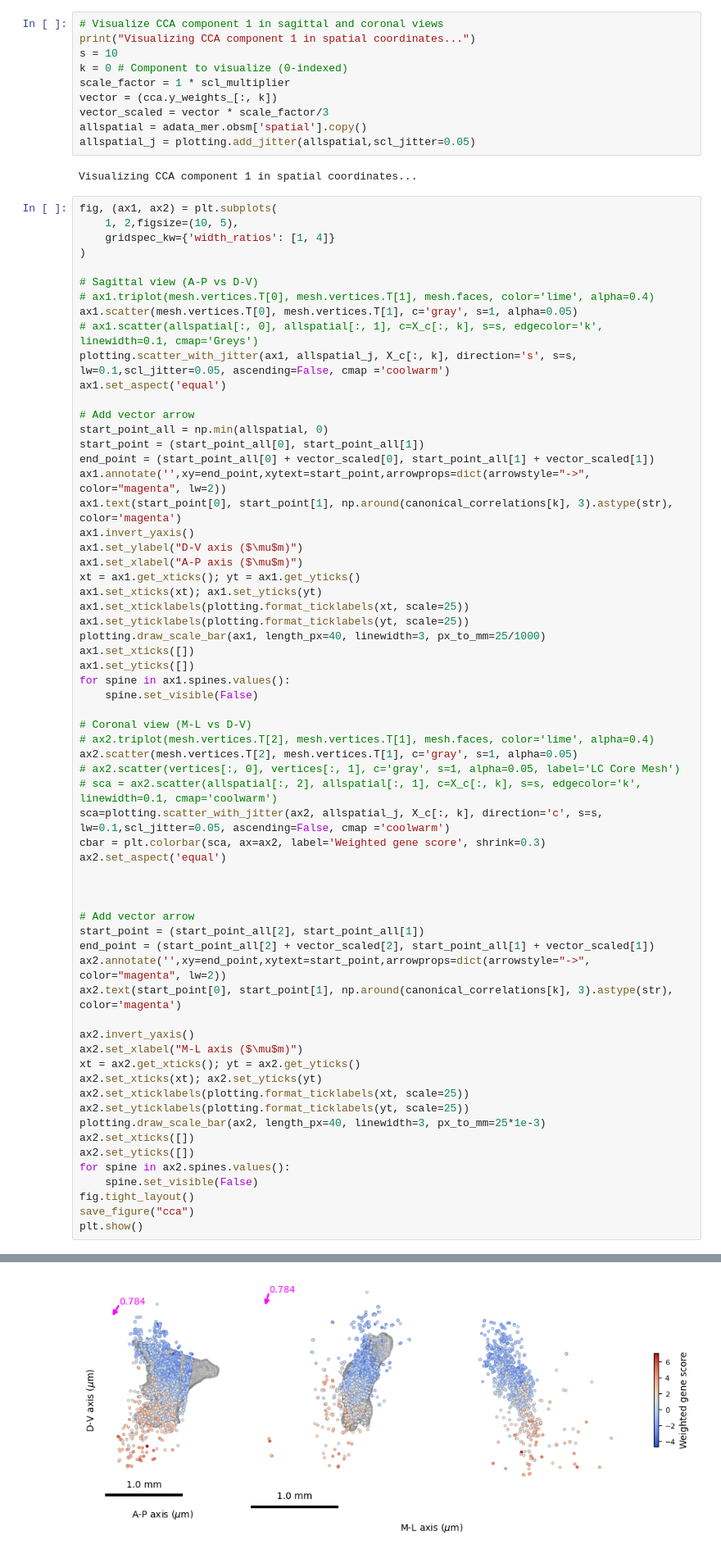
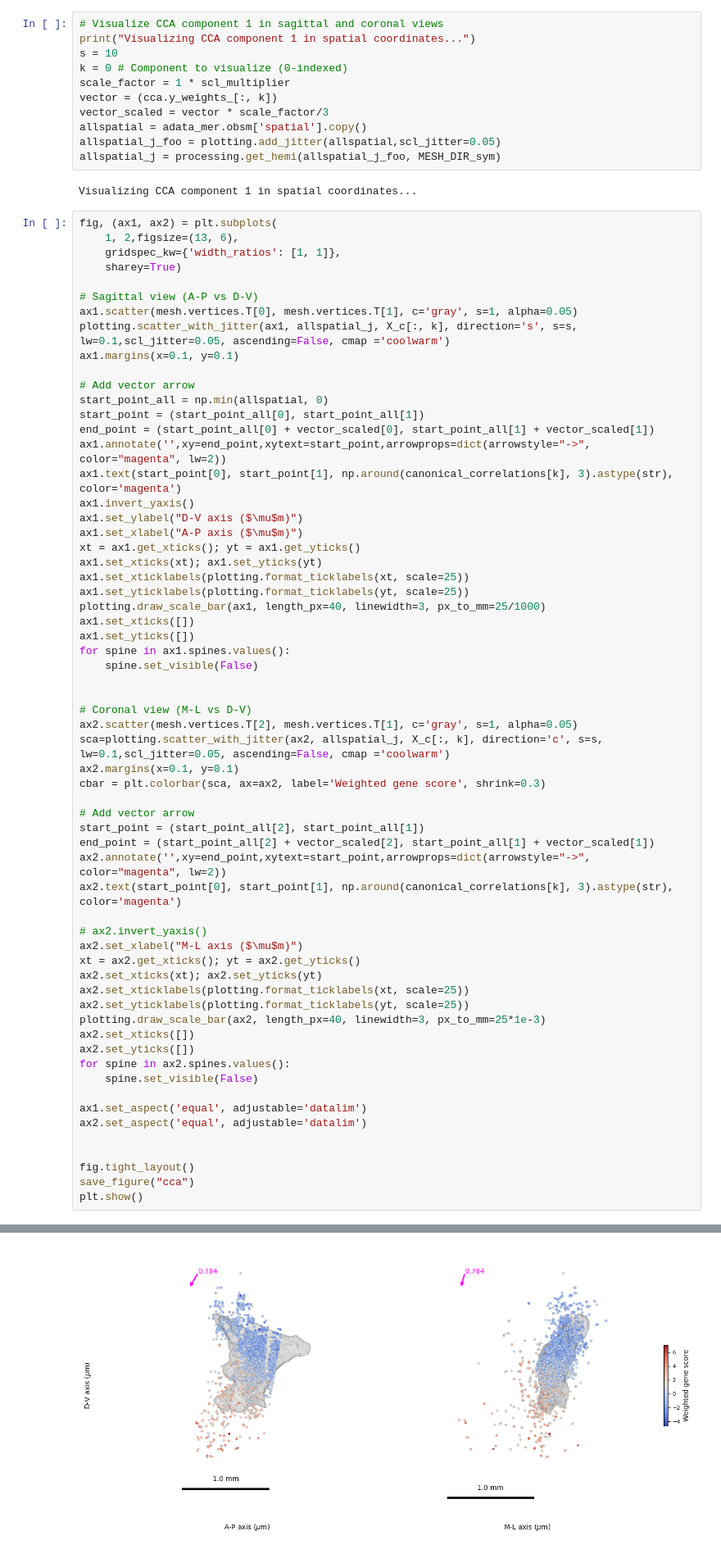
Before and after one commit to ShuonanChen/LCNE_transcriptomics, a Jupyter notebook: notebooks/merfish/plot_all_merfish_figs.ipynb, the cells around one changed output, grey strips where cells are left out. Shown at 82% size. Saved outputs shown, nothing was run; the diff lists cells and outputs as text.

Commit message:
updates on the plotting

```diff
--- a/notebooks/merfish/plot_all_merfish_figs.ipynb
+++ b/notebooks/merfish/plot_all_merfish_figs.ipynb
@@ -124,21 +124,20 @@ scale_factor = 1 * scl_multiplier
 vector = (cca.y_weights_[:, k])
 vector_scaled = vector * scale_factor/3
 allspatial = adata_mer.obsm['spatial'].copy()
-allspatial_j = plotting.add_jitter(allspatial,scl_jitter=0.05)
+allspatial_j_foo = plotting.add_jitter(allspatial,scl_jitter=0.05)
+allspatial_j = processing.get_hemi(allspatial_j_foo, MESH_DIR_sym)
 # %% [output]
 Visualizing CCA component 1 in spatial coordinates...
 # %%
 fig, (ax1, ax2) = plt.subplots(
-    1, 2,figsize=(10, 5),
-    gridspec_kw={'width_ratios': [1, 4]}
-)
+    1, 2,figsize=(13, 6),
+    gridspec_kw={'width_ratios': [1, 1]},
+    sharey=True)
 
 # Sagittal view (A-P vs D-V)
-# ax1.triplot(mesh.vertices.T[0], mesh.vertices.T[1], mesh.faces, color='lime', alpha=0.4)
 ax1.scatter(mesh.vertices.T[0], mesh.vertices.T[1], c='gray', s=1, alpha=0.05)
-# ax1.scatter(allspatial[:, 0], allspatial[:, 1], c=X_c[:, k], s=s, edgecolor='k', linewidth=0.1, cmap='Greys')
 plotting.scatter_with_jitter(ax1, allspatial_j, X_c[:, k], direction='s', s=s, lw=0.1,scl_jitter=0.05, ascending=False, cmap ='coolwarm')
-ax1.set_aspect('equal')
+ax1.margins(x=0.1, y=0.1)
 
 # Add vector arrow
 start_point_all = np.min(allspatial, 0)
@@ -159,16 +158,12 @@ ax1.set_yticks([])
 for spine in ax1.spines.values():
     spine.set_visible(False)
 
+
 # Coronal view (M-L vs D-V)
-# ax2.triplot(mesh.vertices.T[2], mesh.vertices.T[1], mesh.faces, color='lime', alpha=0.4)
 ax2.scatter(mesh.vertices.T[2], mesh.vertices.T[1], c='gray', s=1, alpha=0.05)
-# ax2.scatter(vertices[:, 0], vertices[:, 1], c='gray', s=1, alpha=0.05, label='LC Core Mesh')
-# sca = ax2.scatter(allspatial[:, 2], allspatial[:, 1], c=X_c[:, k], s=s, edgecolor='k', linewidth=0.1, cmap='coolwarm')
 sca=plotting.scatter_with_jitter(ax2, allspatial_j, X_c[:, k], direction='c', s=s, lw=0.1,scl_jitter=0.05, ascending=False, cmap ='coolwarm')
+ax2.margins(x=0.1, y=0.1)
 cbar = plt.colorbar(sca, ax=ax2, label='Weighted gene score', shrink=0.3)
-ax2.set_aspect('equal')
-
-
 
 # Add vector arrow
 start_point = (start_point_all[2], start_point_all[1])
@@ -176,7 +171,7 @@ end_point = (start_point_all[2] + vector_scaled[2], start_point_all[1] + vector_
 ax2.annotate('',xy=end_point,xytext=start_point,arrowprops=dict(arrowstyle="->", color="magenta", lw=2))
 ax2.text(start_point[0], start_point[1], np.around(canonical_correlations[k], 3).astype(str), color='magenta')
 
-ax2.invert_yaxis()
+# ax2.invert_yaxis()
 ax2.set_xlabel("M-L axis ($\mu$m)")
 xt = ax2.get_xticks(); yt = ax2.get_yticks()
 ax2.set_xticks(xt); ax2.set_yticks(yt)
@@ -187,6 +182,11 @@ ax2.set_xticks([])
 ax2.set_yticks([])
 for spine in ax2.spines.values():
     spine.set_visible(False)
+
+ax1.set_aspect('equal', adjustable='datalim')
+ax2.set_aspect('equal', adjustable='datalim')
+
+
 fig.tight_layout()
 save_figure("cca")
 plt.show()
@@ -196,4 +196,4 @@ Saving figure to: /root/capsule/output/figures/merfish/cca.png
-[figure, old version]
+[figure, new version]
 # %% [markdown]
 # which gene have weights
 # %%
```
Also changed, not shown: parts of 9 cells of this notebook, 2 other files.
